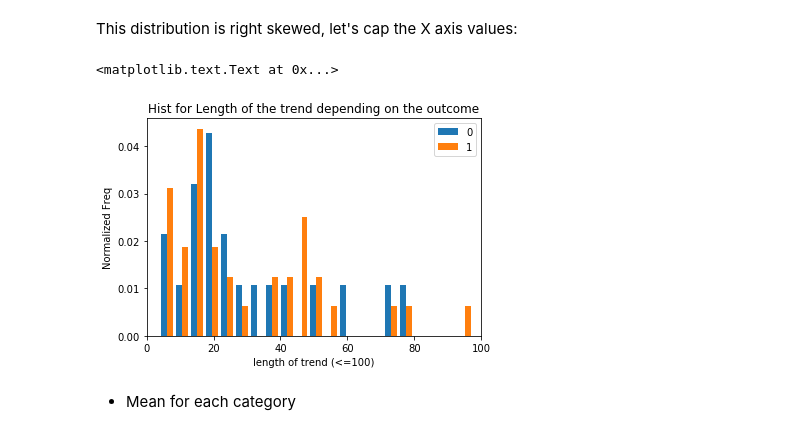
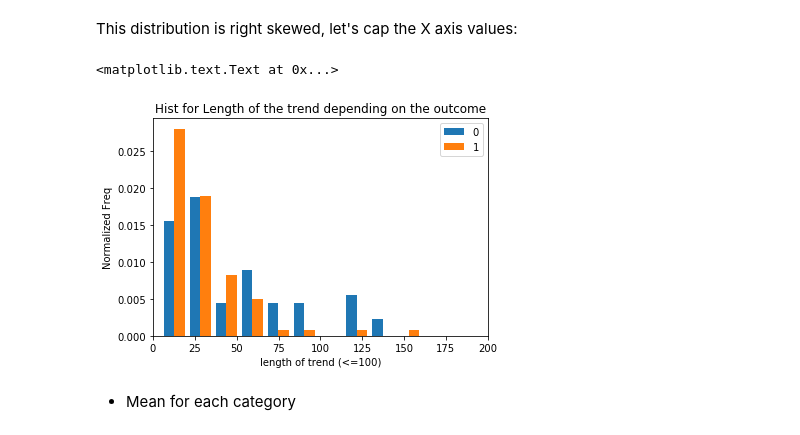
Before and after one commit to FOREXfunguru/FOREX, a Jupyter notebook: notebooks/Binary_classifier_cont_trades.ipynb, the cells around one changed output. Cells and saved outputs as stored; diff of their text form; code cells hidden in the pictures.

```diff
--- a/notebooks/Binary_classifier_cont_trades.ipynb
+++ b/notebooks/Binary_classifier_cont_trades.ipynb
@@ -119,3 +149,6 @@ contDF["length in pips (-1)"].fillna(0, inplace=True)
+# %%
+contDF['norm_length_pips']=contDF.apply(normalize,axis=1, variable_name='length in pips (-1)')
+contDF['norm_bounce_pips']=contDF.apply(normalize,axis=1, variable_name='bounce (pips)')
 # %% [markdown]
 ## Transforming
 # %%
@@ -158,5 +191,4 @@ if "strong_trend" in contDF: contDF['strong trend']=contDF.apply(digit_binary,ax
 # %% [markdown]
 ## Selecting the desired timeframe
 # %%
-contDF=contDF[contDF.timeframe == 'H6']
-print(contDF.columns)
+contDF=contDF[contDF.timeframe == 'D']
@@ -183,0 +210,4 @@ Name: outcome, dtype: int64
+# %%
+contDF['diff']=(contDF['start']-contDF['last time'])
+# %%
+contDF['diff']=contDF['diff'].apply(lambda x: x.days)
@@ -349,16 +432,16 @@ plt.title('Hist for Length of the trend depending on the outcome')
 # %% [markdown]
 This distribution is right skewed, let's cap the X axis values:
 # %%
-plt.xlim(0,100)
-plt.hist([fail,succ], bins = 40, normed=True, label=['0','1'])
+plt.xlim(0,200)
+plt.hist([fail,succ], bins = 20, normed=True, label=['0','1'])
 
 plt.legend()
 plt.xlabel('length of trend (<=100)')
 plt.ylabel('Normalized Freq')
 plt.title('Hist for Length of the trend depending on the outcome')
 # %% [output]
 <matplotlib.text.Text at 0x...>
-[figure, old version]
+[figure, new version]
 # %% [markdown]
 * Mean for each category
 # %%
```
Also changed, not shown: parts of 113 cells of this notebook.
